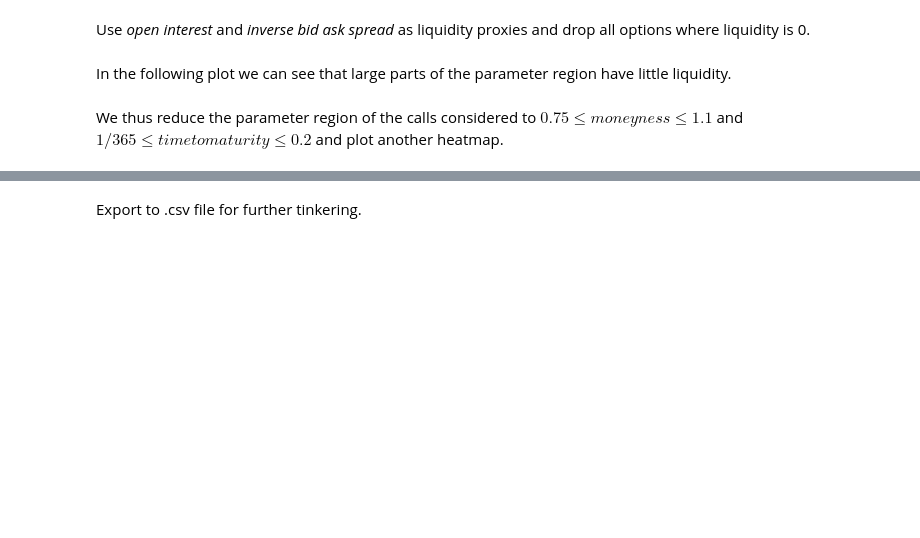
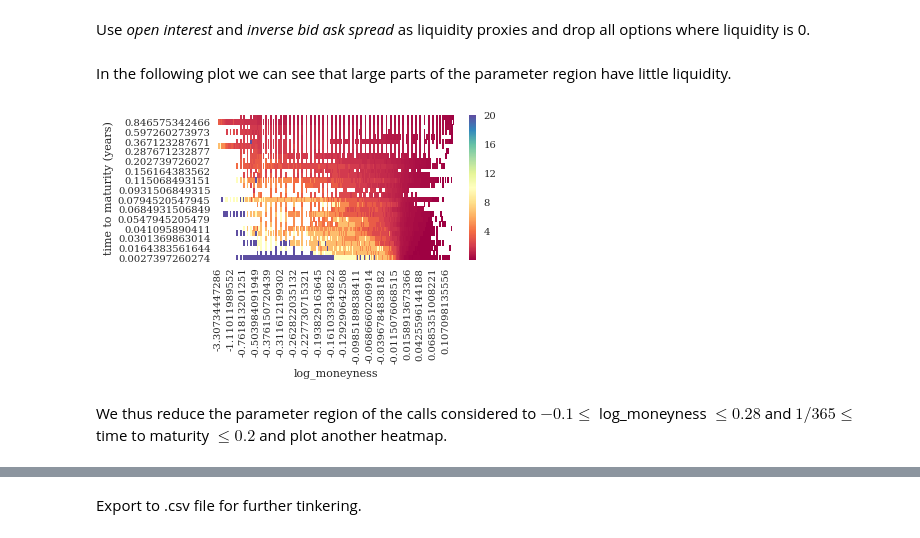
Before and after one commit to bstemper/deep_rough_calibration, a Jupyter notebook: code/notebooks/parse_raw_spx.ipynb, the cells around one changed output, grey strips where cells are left out. Cells and saved outputs as stored; diff of their text form; code cells hidden in the pictures; blank space fills up the shorter version.

Commit message:
New Heston data and related clean ups.

```diff
--- a/code/notebooks/parse_raw_spx.ipynb
+++ b/code/notebooks/parse_raw_spx.ipynb
@@ -76,16 +76,16 @@ def extract_info_from_ticker(data):
             if i >= len(strike):
                 break
 
-    moneyness = spot_price/int(strike)
+    log_moneyness = np.log(int(strike)/spot_price)
 
-    return is_euro, is_weekly, dtm_frac, moneyness, int(strike)
+    return is_euro, is_weekly, dtm_frac, log_moneyness, int(strike)
 
 def parse_df(df, calls_or_puts):
 
     # Extract ticker information and store it.
     supp_df = df[calls_or_puts].apply(extract_info_from_ticker).apply(pd.Series)
     supp_df.columns = ['is_euro', 'is_weekly', 'time to maturity (years)',
-                       'moneyness', 'strike']
+                       'log_moneyness', 'strike']
 
     supp_df.strike.astype('float64', copy=False)
 
@@ -94,10 +94,6 @@ def parse_df(df, calls_or_puts):
 
     # Drop the now redundant columns
     df.drop([calls_or_puts], axis=1, inplace=True)
-
-    # Correct for different definition of moneyness when put
-    if calls_or_puts == 'Puts':
-        df.moneyness = 1/df.moneyness
 
     # Remove all but European options
     df = df[df['is_euro'] == True]
@@ -157,18 +153,20 @@ In the following plot we can see that large parts of the parameter region have l
 # %%
 def plot_heatmap_by_liquidity(df, filename):
 
     oi_pivot_df = df.pivot(index='time to maturity (years)',
-                           columns='moneyness', values='inv_spread')
+                           columns='log_moneyness', values='inv_spread')
 
-    ax = sns.heatmap(oi_pivot_df, cmap="Blues", cbar=True, xticklabels=15, yticklabels=2)
+    ax = sns.heatmap(oi_pivot_df, cmap=plt.cm.Spectral, cbar=True, xticklabels=15, yticklabels=2)
     ax.invert_yaxis()
 
     plt.tight_layout()
     fig = plt.gcf()
     fig.savefig(filename)
 
-filename = deep_cal_dir +'/data/raw_data/liquidity_bid_ask_spread/test.pdf'
+filename = deep_cal_dir +'/data/raw_data/liquidity_bid_ask_spread/spx_liquidity_heatmap_complete_puts.pdf'
 plot_heatmap_by_liquidity(df2, filename)
+# %% [output]
+[figure, added]
 # %% [markdown]
-We thus reduce the parameter region of the calls considered to $0.75\leq moneyness \leq 1.1$ and $1/365\leq time to maturity \leq 0.2$ and plot another heatmap.
+We thus reduce the parameter region of the calls considered to $-0.1\leq$ log_moneyness $\leq 0.28$ and $1/365\leq$ time to maturity $\leq 0.2$ and plot another heatmap.
 # %%
```
Also changed, not shown: parts of 5 cells of this notebook, 20 other files.
